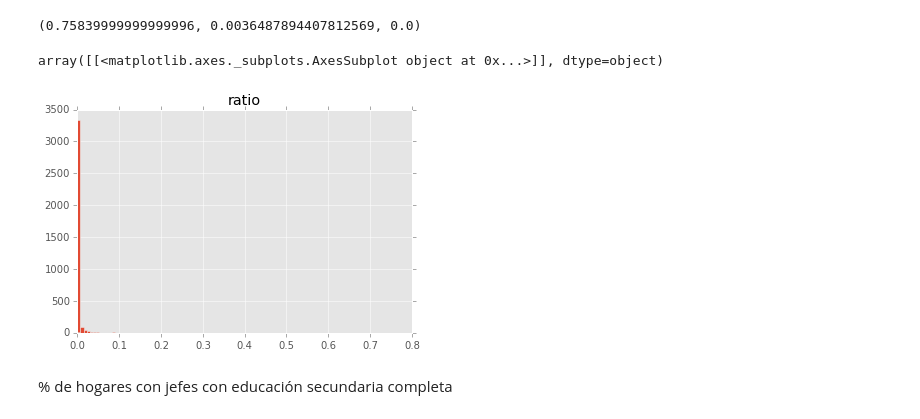
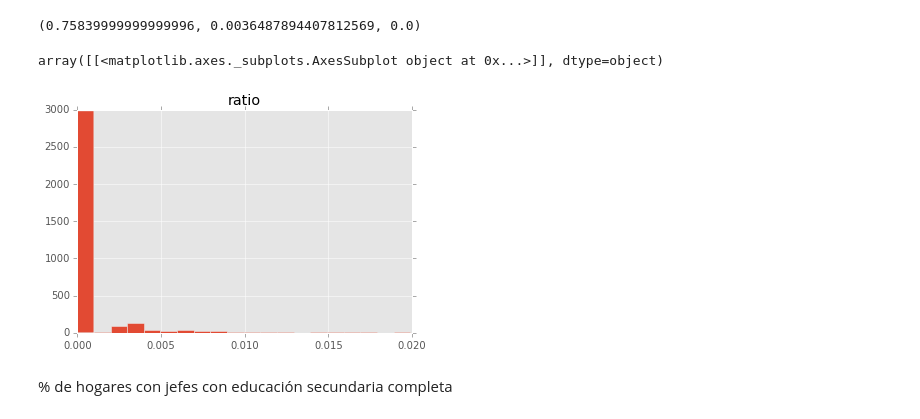
Before and after one commit to gcba/tod, a Jupyter notebook: 3-Crear indicadores por radio y fracción censal.ipynb, the cells around one changed output. Cells and saved outputs as stored; diff of their text form; code cells hidden in the pictures.

```diff
--- a/3-Crear indicadores por radio y fracción censal.ipynb
+++ b/3-Crear indicadores por radio y fracción censal.ipynb
@@ -737,10 +707,10 @@ df_desague["ratio"].max(), df_desague["ratio"].mean(), df_desague["ratio"].min()
 # %% [output]
 (0.75839999999999996, 0.0036487894407812569, 0.0)
 # %%
-df_desague.hist("ratio", bins=100)
+df_desague[df_desague["ratio"] < 0.02].hist("ratio", bins=20)
 # %% [output]
 array([[<matplotlib.axes._subplots.AxesSubplot object at 0x...>]], dtype=object)
-[figure, old version]
+[figure, new version]
 # %% [markdown]
 % de hogares con jefes con educación secundaria completa
 # %%
```
Also changed, not shown: parts of 12 cells of this notebook, 14 other files.
